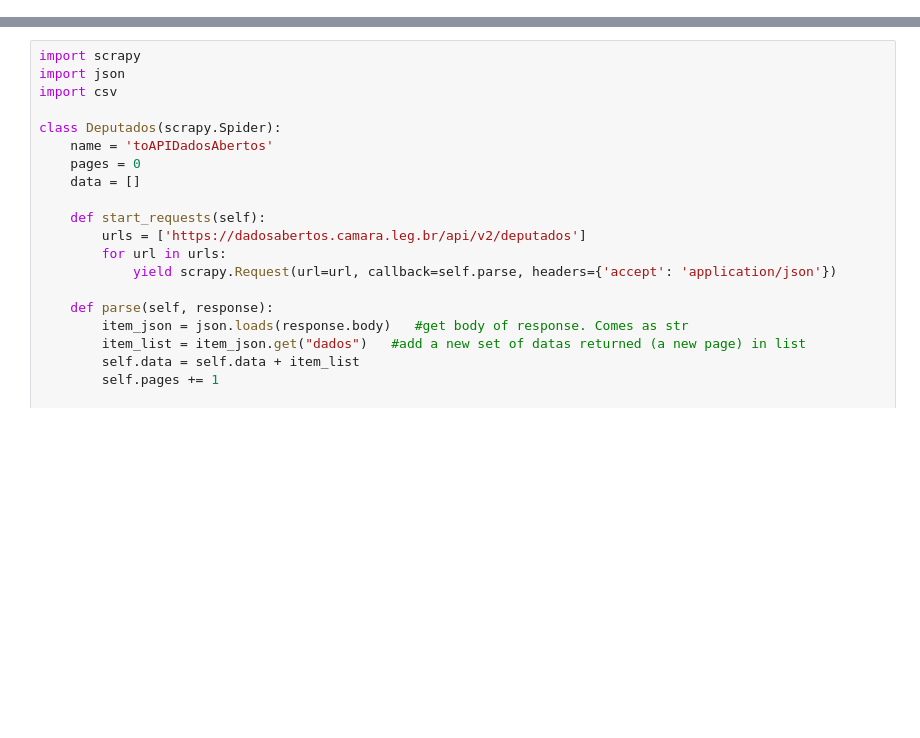
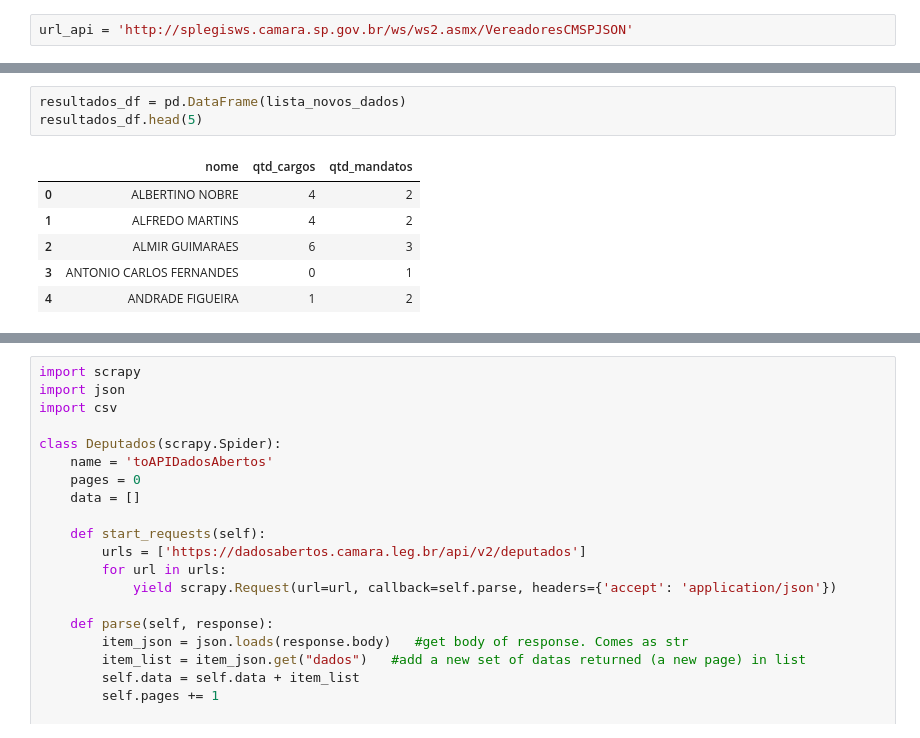
Before and after one commit to Lorenaps/entre-crawlers-apis, a Jupyter notebook: notebooks/crawler_scrapy.ipynb, the cells around one changed output, grey strips where cells are left out. Drawn from its saved outputs; the diff is of its cells as text; blank space fills up the shorter version.

```diff
--- a/notebooks/crawler_scrapy.ipynb
+++ b/notebooks/crawler_scrapy.ipynb
@@ -6,0 +17,2 @@
+# %%
+url_api = 'http://splegisws.camara.sp.gov.br/ws/ws2.asmx/VereadoresCMSPJSON'
@@ -6,0 +102,10 @@
+# %%
+resultados_df = pd.DataFrame(lista_novos_dados)
+resultados_df.head(5)
+# %% [output]
+|  | nome | qtd_cargos | qtd_mandatos |
+| 0 | ALBERTINO NOBRE | 4 | 2 |
+| 1 | ALFREDO MARTINS | 4 | 2 |
+| 2 | ALMIR GUIMARAES | 6 | 3 |
+| 3 | ANTONIO CARLOS FERNANDES | 0 | 1 |
+| 4 | ANDRADE FIGUEIRA | 1 | 2 |
```
Also changed, not shown: parts of 19 cells of this notebook.
